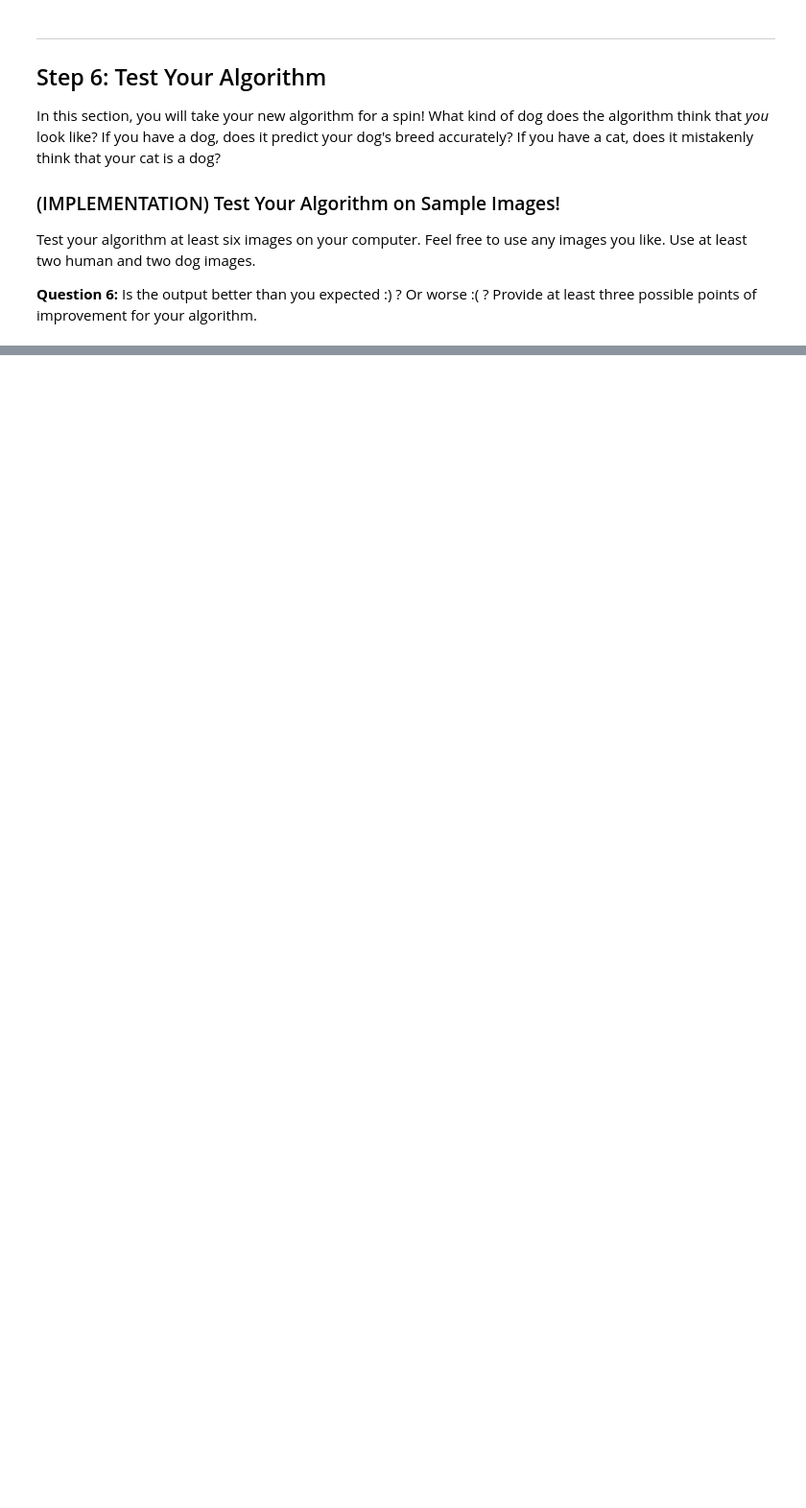
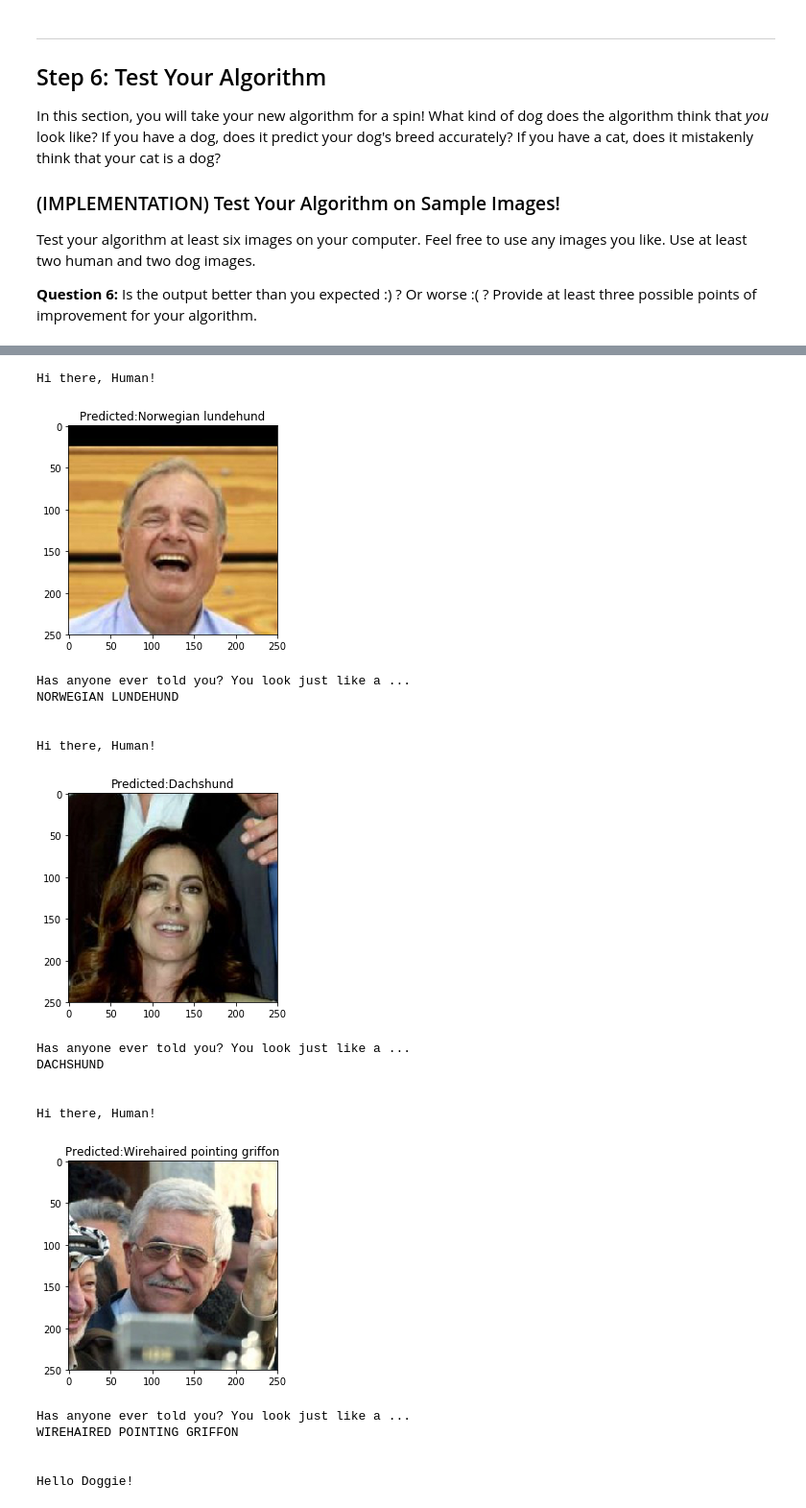
Before and after one commit to aadimator/deep-learning-nanodegree, a Jupyter notebook: project-dog-classification/dog_app.ipynb, the cells around one changed output, grey strips where cells are left out. Shown at 96% size. Drawn from its saved outputs; the diff is of its cells as text; code cells hidden in the pictures; blank space fills up the shorter version.

```diff
--- a/project-dog-classification/dog_app.ipynb
+++ b/project-dog-classification/dog_app.ipynb
@@ -722,3 +772,28 @@ def run_app(img_path):
+# %%
+### TODO: Write your algorithm.
+### Feel free to use as many code cells as needed.
+
+def run_app(img_path):
+    ## handle cases for a human face, dog, and neither
+    if (face_detector(img_path)):
+        print("Hi there, Human!")
+        predicted_breed = predict_breed_transfer(img_path)
+        display_image(img_path, title=f"Predicted:{predicted_breed}")
+
+        print("Has anyone ever told you? You look just like a ...")
+        print(predicted_breed.upper())
+    elif dog_detector(img_path):
+        print("Hello Doggie!")
+        predicted_breed = predict_breed_transfer(img_path)
+        display_image(img_path, title=f"Predicted:{predicted_breed}")
+
+        print("Your breed is most likley ...")
+        print(predicted_breed.upper())
+    else:
+        print("Oh, that's a bummer! We couldn't detect any dog or human face in the image.")
+        display_image(img_path, title="...")
+        print("Try another!")
+    print("\n")
 # %% [markdown]
 ---
 <a id='step6'></a>
@@ -736,8 +814,28 @@ __Answer:__ (Three possible points for improvement)
 # %%
 ## TODO: Execute your algorithm from Step 6 on
 ## at least 6 images on your computer.
 ## Feel free to use as many code cells as needed.
 
 ## suggested code, below
-for file in np.hstack((human_files[:3], dog_files[:3])):
+for file in np.hstack((random.sample(list(human_files), 3), random.sample(list(dog_files), 3))):
     run_app(file)
+# %% [output]
+Hi there, Human!
+[figure, added]
+Has anyone ever told you? You look just like a ...
+NORWEGIAN LUNDEHUND
+
+
+Hi there, Human!
+[figure, added]
+Has anyone ever told you? You look just like a ...
+DACHSHUND
+
+
+Hi there, Human!
+[figure, added]
+Has anyone ever told you? You look just like a ...
+WIREHAIRED POINTING GRIFFON
+
+
+Hello Doggie!
```
Also changed, not shown: parts of 19 cells of this notebook, 2 other files.
